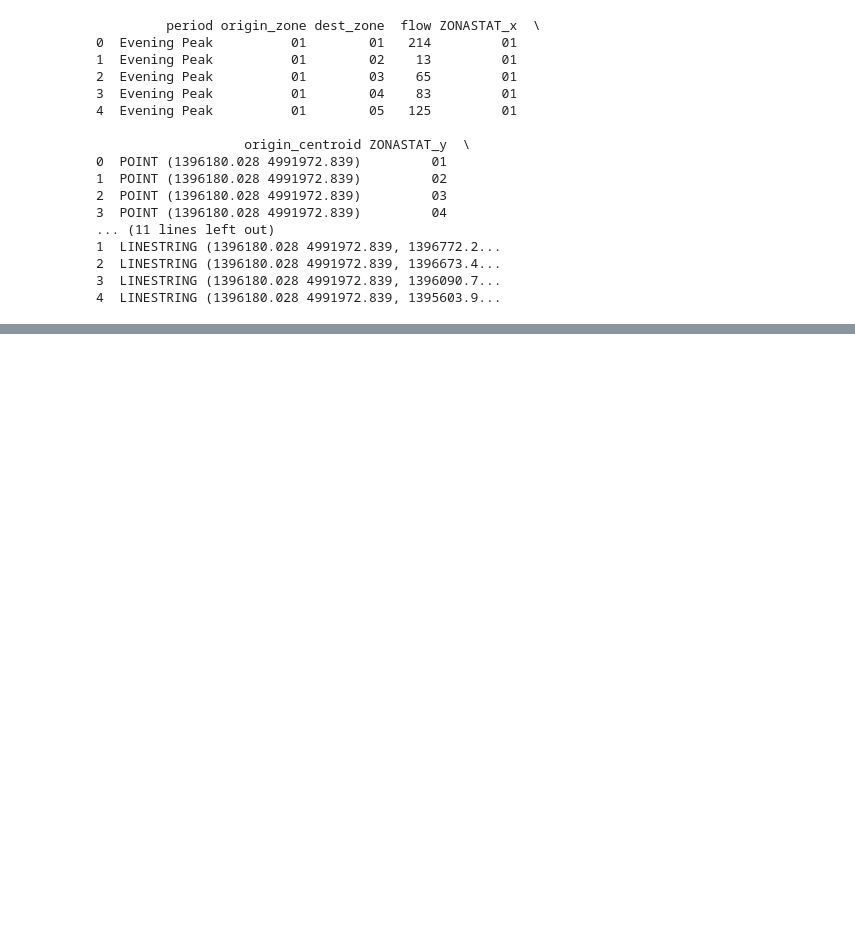
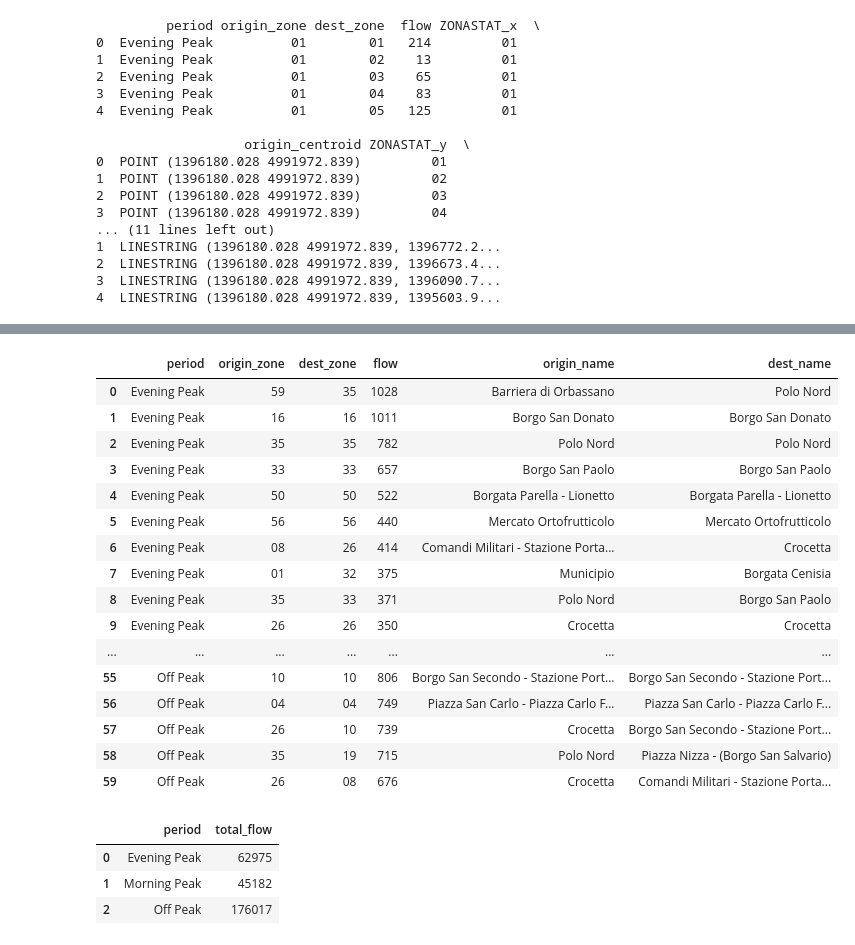
Before and after one commit to minaahmadian/shared-mobility-torino, a Jupyter notebook: Notebooks/Voi_OD_Matrix.ipynb, the cells around one changed output, grey strips where cells are left out. Cells and saved outputs as stored; diff of their text form; code cells hidden in the pictures; blank space fills up the shorter version.

```diff
--- a/Notebooks/Voi_OD_Matrix.ipynb
+++ b/Notebooks/Voi_OD_Matrix.ipynb
@@ -550,0 +596,9 @@ m_off.save("od_off_flows_voi.html")
+# %%
+# Create lookup table for zone names
+zone_lookup = zones[["ZONASTAT", "DENOM"]].copy()
+zone_lookup = zone_lookup.rename(columns={
+    "ZONASTAT": "zone_code",
+    "DENOM": "zone_name"
+})
+
+zone_lookup.head()
@@ -550,0 +612,60 @@ m_off.save("od_off_flows_voi.html")
+# %%
+od_period_named = od_period.merge(
+    zone_lookup,
+    left_on="origin_zone",
+    right_on="zone_code",
+    how="left"
+).rename(columns={"zone_name": "origin_name"})
+
+od_period_named = od_period_named.drop(columns=["zone_code"])
+# %%
+od_period_named = od_period_named.merge(
+    zone_lookup,
+    left_on="dest_zone",
+    right_on="zone_code",
+    how="left"
+).rename(columns={"zone_name": "dest_name"})
+
+od_period_named = od_period_named.drop(columns=["zone_code"])
+# %%
+top_od_named = (
+    od_period_named
+    .sort_values(["period", "flow"], ascending=[True, False])
+    .groupby("period")
+    .head(20)
+    .reset_index(drop=True)
+)
+
+top_od_named
+# %% [output]
+|  | period | origin_zone | dest_zone | flow | origin_name | dest_name |
+| 0 | Evening Peak | 59 | 35 | 1028 | Barriera di Orbassano | Polo Nord |
+| 1 | Evening Peak | 16 | 16 | 1011 | Borgo San Donato | Borgo San Donato |
+| 2 | Evening Peak | 35 | 35 | 782 | Polo Nord | Polo Nord |
+| 3 | Evening Peak | 33 | 33 | 657 | Borgo San Paolo | Borgo San Paolo |
+| 4 | Evening Peak | 50 | 50 | 522 | Borgata Parella - Lionetto | Borgata Parella - Lionetto |
+| 5 | Evening Peak | 56 | 56 | 440 | Mercato Ortofrutticolo | Mercato Ortofrutticolo |
+| 6 | Evening Peak | 08 | 26 | 414 | Comandi Militari - Stazione Porta... | Crocetta |
+| 7 | Evening Peak | 01 | 32 | 375 | Municipio | Borgata Cenisia |
+| 8 | Evening Peak | 35 | 33 | 371 | Polo Nord | Borgo San Paolo |
+| 9 | Evening Peak | 26 | 26 | 350 | Crocetta | Crocetta |
+| ... | ... | ... | ... | ... | ... | ... |
+| 55 | Off Peak | 10 | 10 | 806 | Borgo San Secondo - Stazione Port... | Borgo San Secondo - Stazione Port... |
+| 56 | Off Peak | 04 | 04 | 749 | Piazza San Carlo - Piazza Carlo F... | Piazza San Carlo - Piazza Carlo F... |
+| 57 | Off Peak | 26 | 10 | 739 | Crocetta | Borgo San Secondo - Stazione Port... |
+| 58 | Off Peak | 35 | 19 | 715 | Polo Nord | Piazza Nizza - (Borgo San Salvario) |
+| 59 | Off Peak | 26 | 08 | 676 | Crocetta | Comandi Militari - Stazione Porta... |
+# %%
+total_by_period = (
+    od_period_named
+    .groupby("period")["flow"]
+    .sum()
+    .reset_index(name="total_flow")
+)
+
+total_by_period
+# %% [output]
+|  | period | total_flow |
+| 0 | Evening Peak | 62975 |
+| 1 | Morning Peak | 45182 |
+| 2 | Off Peak | 176017 |
```
Also changed, not shown: parts of 18 cells of this notebook, 3 other files.
